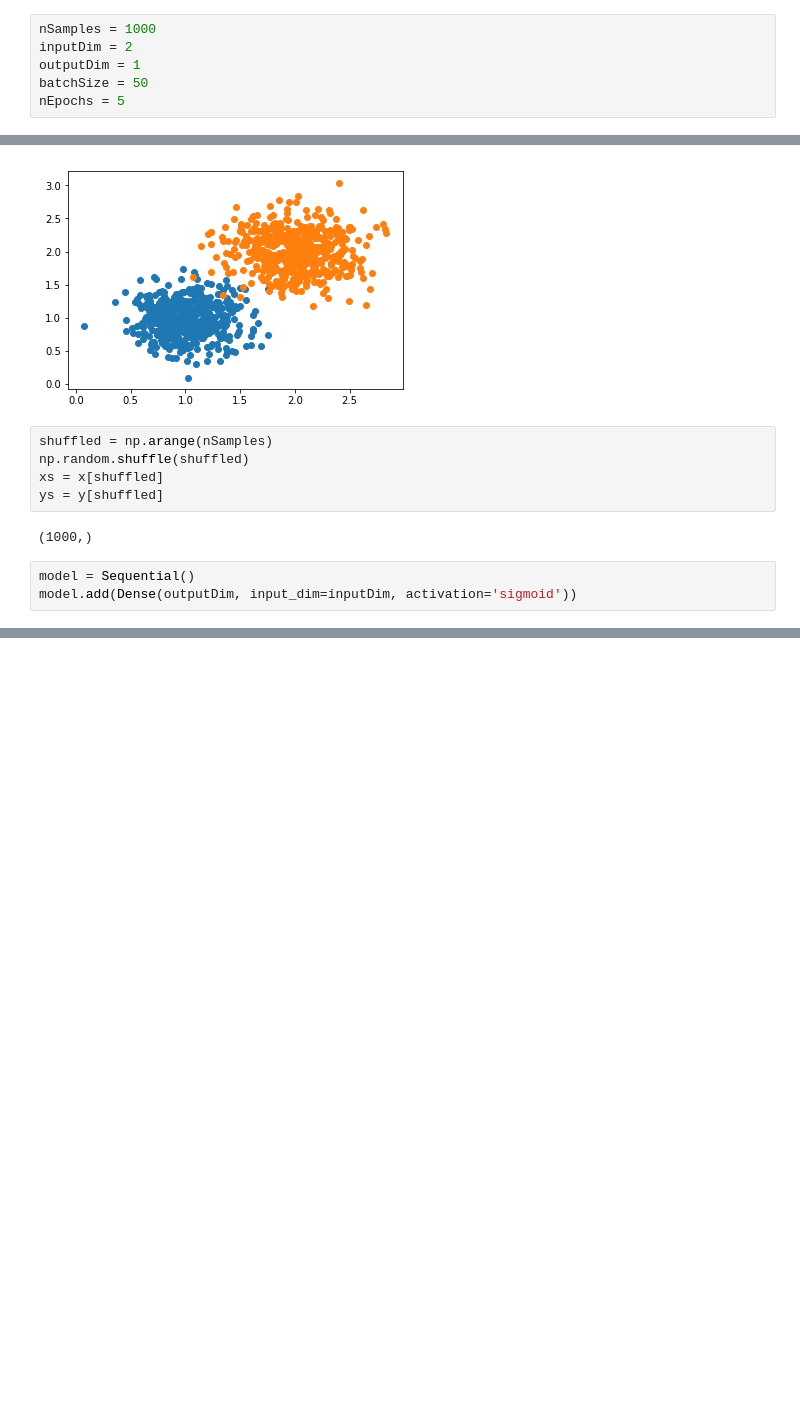
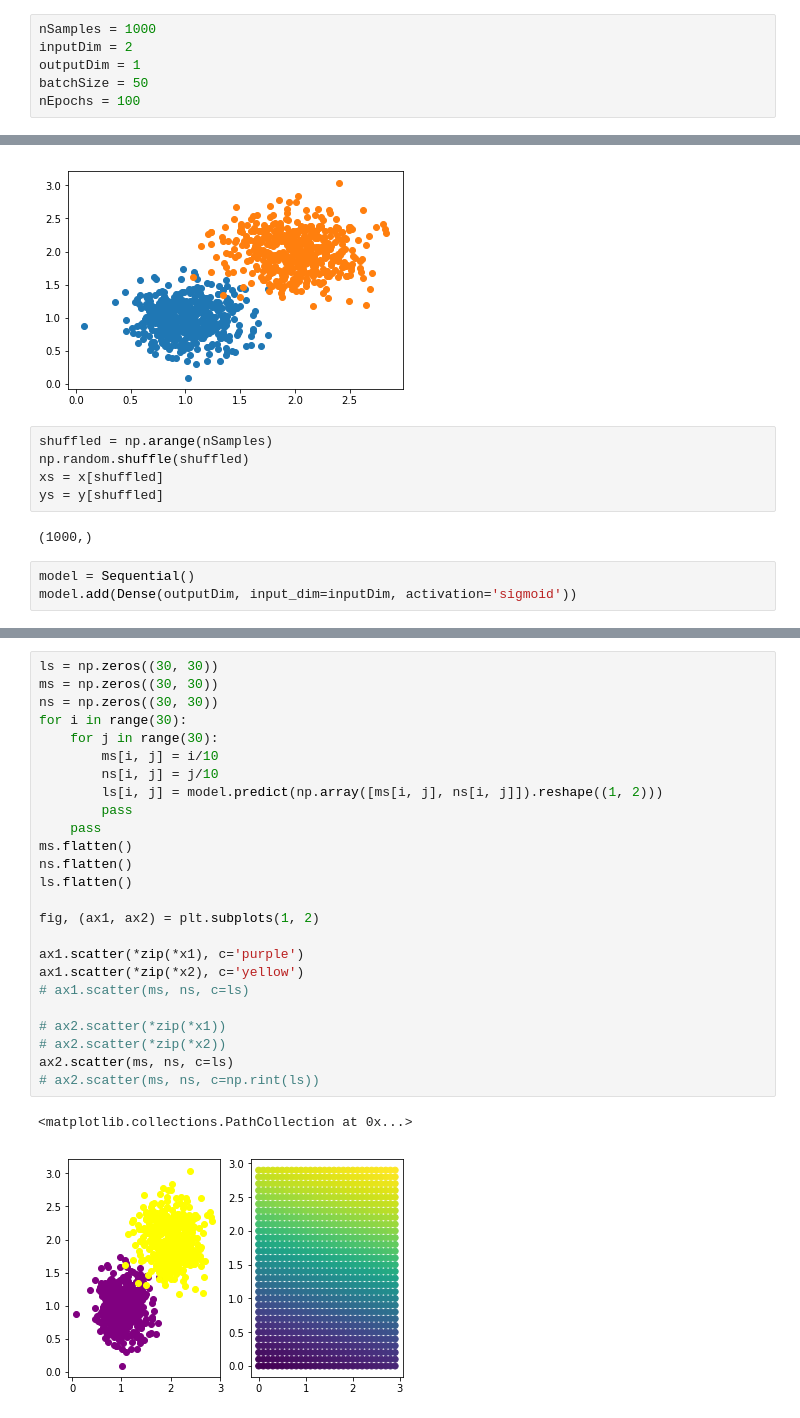
Before and after one commit to Markus-Goetz/gks-2019, a Jupyter notebook: Logistic Regression.ipynb, the cells around one changed output, grey strips where cells are left out. Cells and saved outputs as stored; diff of their text form; blank space fills up the shorter version.

```diff
--- a/Logistic Regression.ipynb
+++ b/Logistic Regression.ipynb
@@ -12,7 +11,7 @@ nSamples = 1000
 inputDim = 2
 outputDim = 1
 batchSize = 50
-nEpochs = 5
+nEpochs = 100
 # %%
 x1 = np.random.normal(1., 0.25, (nSamples//2, inputDim))
 x2 = np.random.normal(2., 0.30, (nSamples//2, inputDim))
@@ -53,0 +61,28 @@ Epoch 5/5
+# %%
+ls = np.zeros((30, 30))
+ms = np.zeros((30, 30))
+ns = np.zeros((30, 30))
+for i in range(30):
+    for j in range(30):
+        ms[i, j] = i/10
+        ns[i, j] = j/10
+        ls[i, j] = model.predict(np.array([ms[i, j], ns[i, j]]).reshape((1, 2)))
+        pass
+    pass
+ms.flatten()
+ns.flatten()
+ls.flatten()
+
+fig, (ax1, ax2) = plt.subplots(1, 2)
+
+ax1.scatter(*zip(*x1), c='purple')
+ax1.scatter(*zip(*x2), c='yellow')
+# ax1.scatter(ms, ns, c=ls)
+
+# ax2.scatter(*zip(*x1))
+# ax2.scatter(*zip(*x2))
+ax2.scatter(ms, ns, c=ls)
+# ax2.scatter(ms, ns, c=np.rint(ls))
+# %% [output]
+<matplotlib.collections.PathCollection at 0x...>
+[figure, added]
```
Also changed, not shown: parts of 3 cells of this notebook.
